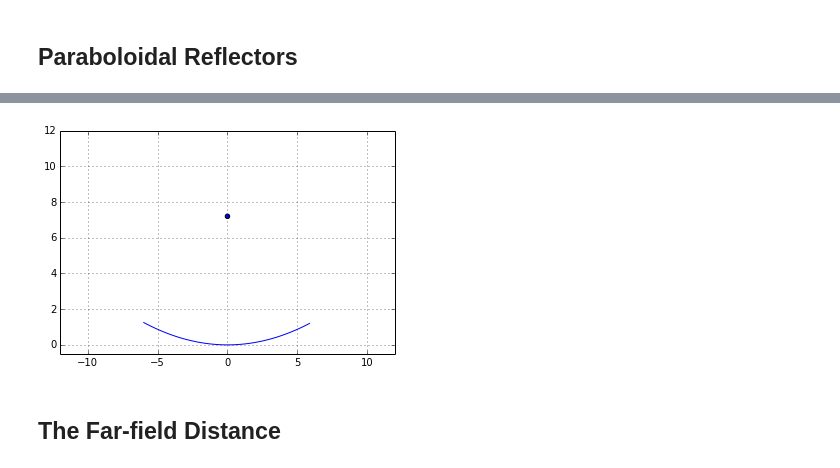
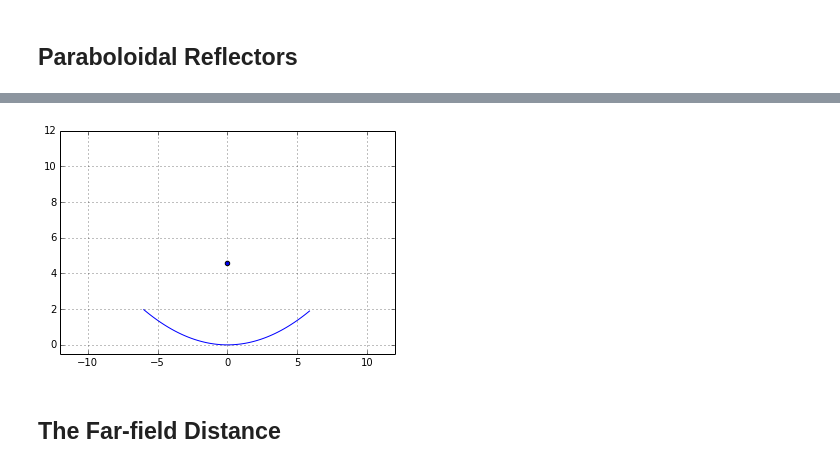
Before and after one commit to ska-sa/tutorials, a Jupyter notebook: 2_Radio_Astronomy_Honours/3_Antennas/Reflector Antennas.ipynb, the cells around one changed output, grey strips where cells are left out. Cells and saved outputs as stored; diff of their text form; code cells hidden in the pictures.

```diff
--- a/2_Radio_Astronomy_Honours/3_Antennas/Reflector Antennas.ipynb
+++ b/2_Radio_Astronomy_Honours/3_Antennas/Reflector Antennas.ipynb
@@ -32,16 +64,16 @@ Consequently, the primary mirrors of most radio telescopes are circular parabolo
 # %%
 D = 12.  #diameter of the KAT-7 dish
 r = arange(-D/2,D/2,D/100)
-f_D = 0.6 # kat-7 f/D
+f_D = 0.38 # kat-7 f/D = 0.38
 f = f_D * D
 z = r**2/(4*f)
 plot(r,z)
 scatter(0,f)
 xlim(-12,12)
 ylim(-0.5,12)
 grid()
 # %% [output]
-[figure, old version]
+[figure, new version]
 # %% [markdown]
 ## The Far-field Distance
 # %% [markdown]
```
Also changed, not shown: parts of 22 cells of this notebook.
